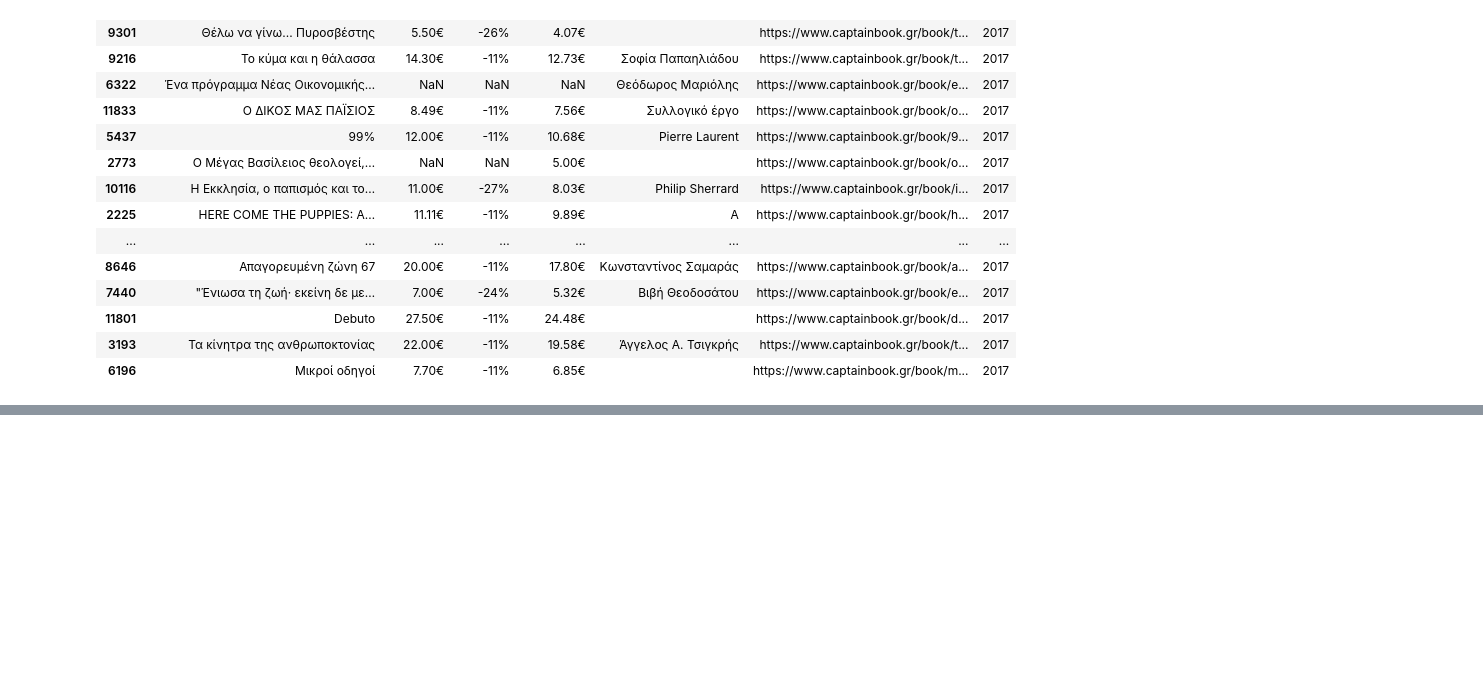
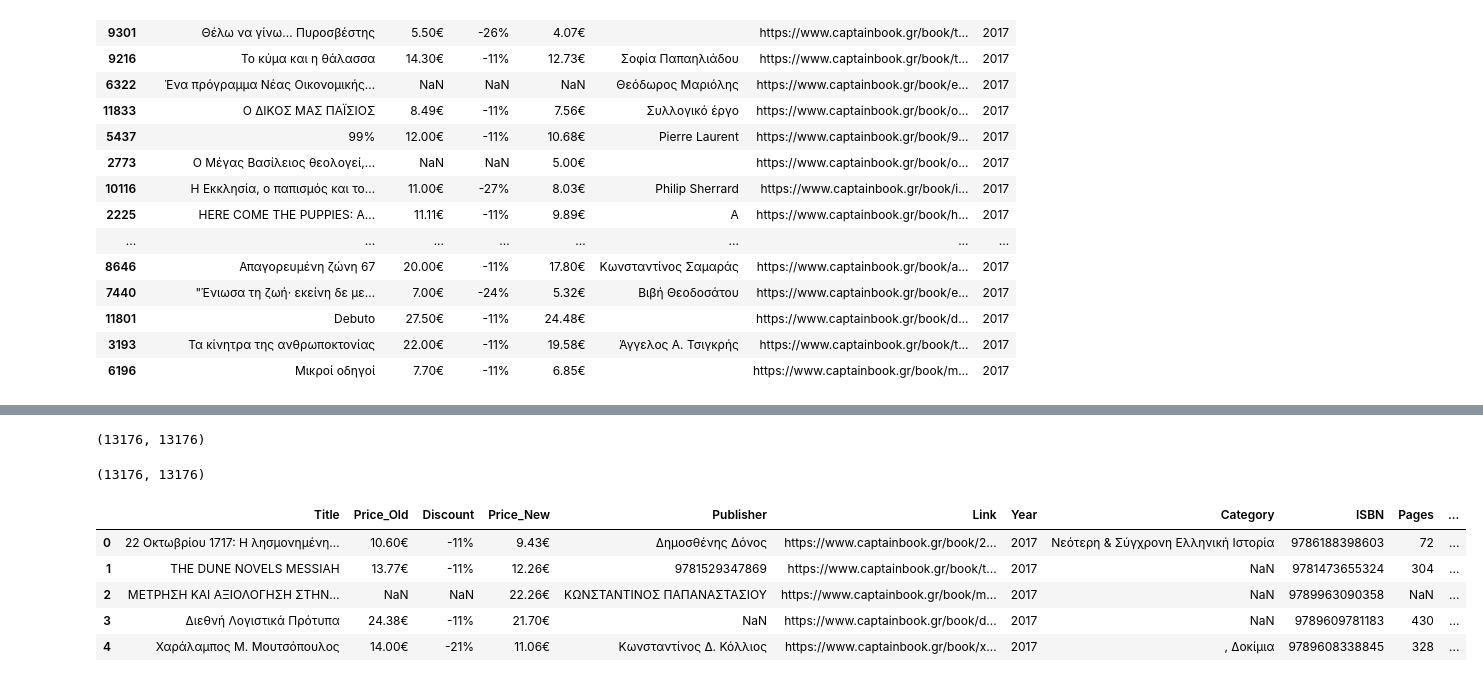
Before and after one commit to ChristosChousanlis/Webscraping, a Jupyter notebook: webscraping/Books2017.ipynb, the cells around one changed output, grey strips where cells are left out. Saved outputs shown, nothing was run; the diff lists cells and outputs as text; code cells hidden in the pictures; blank space fills up the shorter version.

```diff
--- a/webscraping/Books2017.ipynb
+++ b/webscraping/Books2017.ipynb
@@ -121,3 +122,7 @@ df.sample(20)
 | 6196 | Μικροί οδηγοί | 7.70€ | -11% | 6.85€ |  | https://www.captainbook.gr/book/m... | 2017 |
 # %%
 df.to_csv('../data/books_2017.csv')
+# %%
+df = pd.read_csv('../data/books_2017.csv')
+# %%
+df.drop('Unnamed: 0', axis=1,inplace=True)
@@ -123,0 +138,5 @@ df.to_csv('../data/books_2017.csv')
+# %%
+category = []
+ISBN = []
+pages=[]
+binding = []
@@ -123,0 +201,22 @@ df.to_csv('../data/books_2017.csv')
+# %%
+len(category),len(ISBN)
+# %% [output]
+(13176, 13176)
+# %%
+len(pages),len(binding)
+# %% [output]
+(13176, 13176)
+# %%
+df['Category'] = category
+df['ISBN'] = ISBN
+df['Pages'] = pages
+df['Binding'] = binding
+# %%
+df.head()
+# %% [output]
+|  | Title | Price_Old | Discount | Price_New | Publisher | Link | Year | Category | ISBN | Pages | ... |
+| 0 | 22 Οκτωβρίου 1717: Η λησμονημένη… | 10.60€ | -11% | 9.43€ | Δημοσθένης Δόνος | https://www.captainbook.gr/book/2... | 2017 | Νεότερη & Σύγχρονη Ελληνική Ιστορία | 9786188398603 | 72 | ... |
+| 1 | THE DUNE NOVELS MESSIAH | 13.77€ | -11% | 12.26€ | 9781529347869 | https://www.captainbook.gr/book/t... | 2017 | NaN | 9781473655324 | 304 | ... |
+| 2 | ΜΕΤΡΗΣΗ ΚΑΙ ΑΞΙΟΛΟΓΗΣΗ ΣΤΗΝ… | NaN | NaN | 22.26€ | ΚΩΝΣΤΑΝΤΙΝΟΣ ΠΑΠΑΝΑΣΤΑΣΙΟΥ | https://www.captainbook.gr/book/m... | 2017 | NaN | 9789963090358 | NaN | ... |
+| 3 | Διεθνή Λογιστικά Πρότυπα | 24.38€ | -11% | 21.70€ | NaN | https://www.captainbook.gr/book/d... | 2017 | NaN | 9789609781183 | 430 | ... |
+| 4 | Χαράλαμπος Μ. Μουτσόπουλος | 14.00€ | -21% | 11.06€ | Κωνσταντίνος Δ. Κόλλιος | https://www.captainbook.gr/book/x... | 2017 | , Δοκίμια | 9789608338845 | 328 | ... |
```
Also changed, not shown: parts of 13 cells of this notebook, 4 other files.
